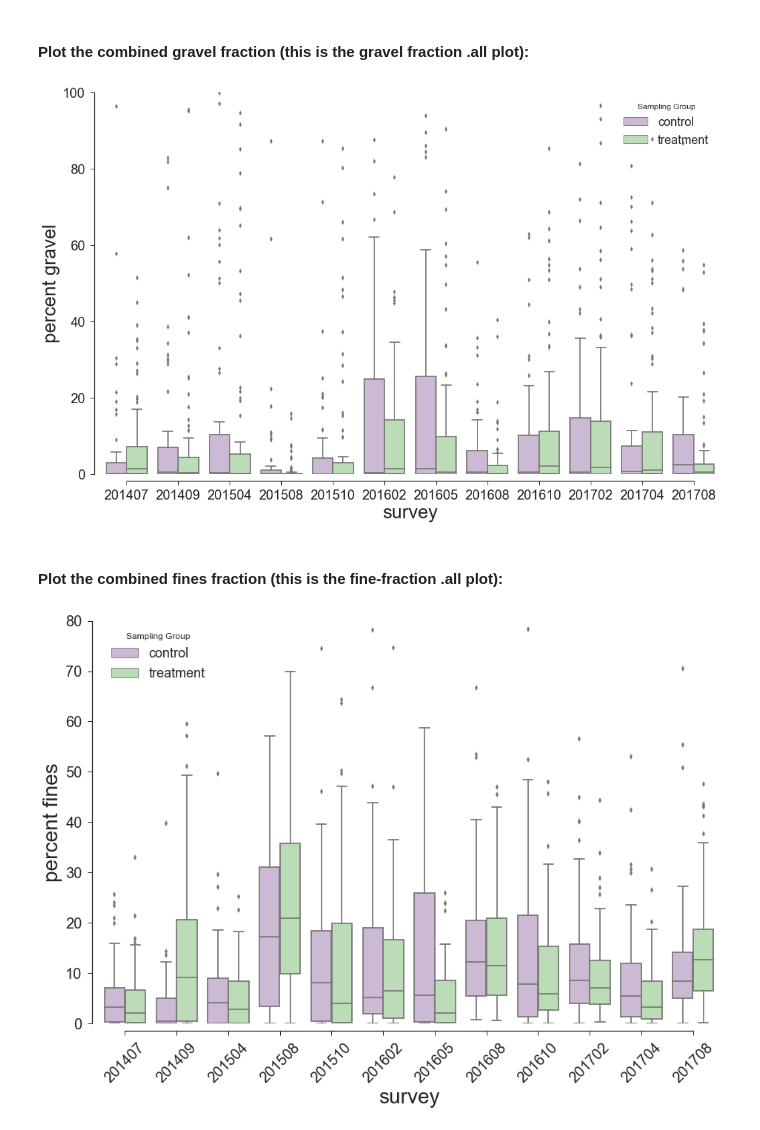
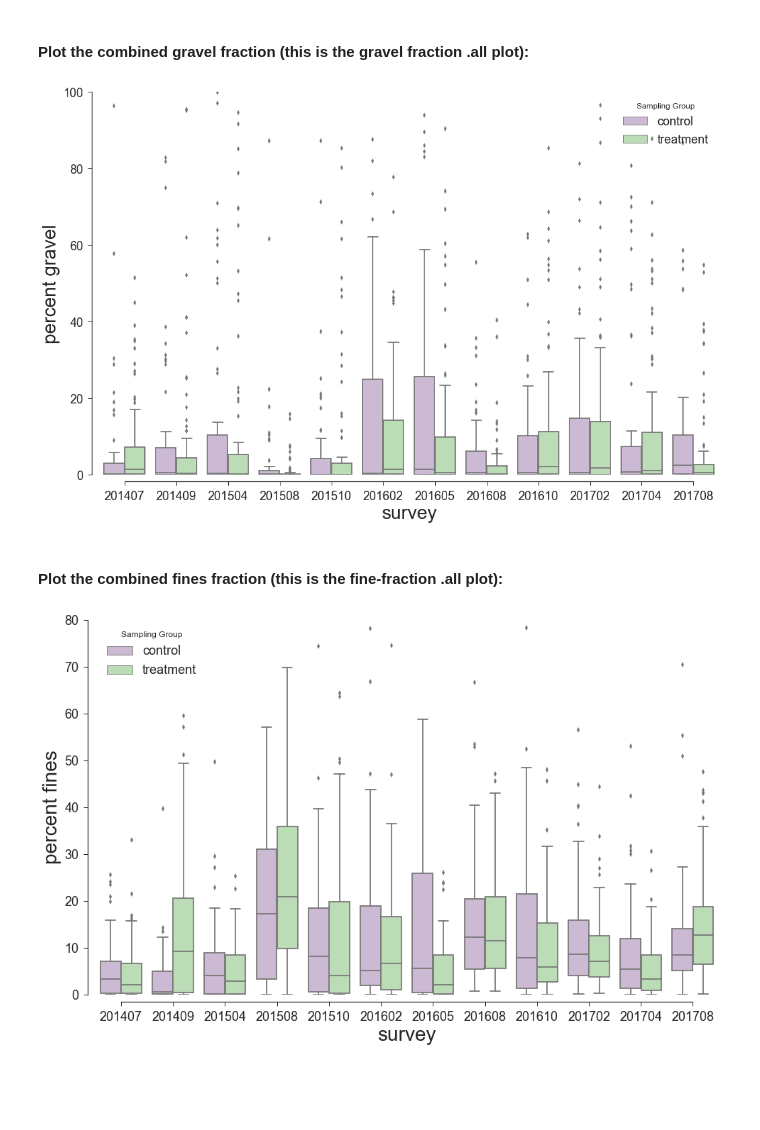
Before and after one commit to pjparis/PeaIslandBeachMonitoring, a Jupyter notebook: PlotGroup5_percent_gravel_and_fines_control_vs_treatment_boxplots.ipynb, the cells around one changed output. Saved outputs shown, nothing was run; the diff lists cells and outputs as text; code cells hidden in the pictures; blank space fills up the shorter version.

```diff
--- a/PlotGroup5_percent_gravel_and_fines_control_vs_treatment_boxplots.ipynb
+++ b/PlotGroup5_percent_gravel_and_fines_control_vs_treatment_boxplots.ipynb
@@ -196,8 +196,8 @@ axc=sns.boxplot(x='survey', y='pgravel', hue='group', data=df, palette='PRGn' )
 axc.set(ylim=(0,100))
 sns.despine(offset=10, trim=True)
 
-plt.xticks(size=20)
-plt.yticks(size=20)
+plt.xticks(size=18)
+plt.yticks(size=18)
 #axc.set_xlabel('')
 plt.xlabel('survey', fontsize=28)
 plt.ylabel('percent gravel', fontsize=28)
@@ -205,31 +205,31 @@ plt.legend(title='Sampling Group',fontsize=18, loc='best')
 
 plt.savefig(plotpath+'percent_gravel_all.jpg', dpi=300)
 # %% [output]
-[figure, old version]
+[figure, new version]
 # %% [markdown]
 <h4>Plot the combined fines fraction (this is the fine-fraction .all plot):</h4>
 # %%
 sns.set_context('talk')
 figpf = plt.figure(figsize=(15,10))
 axspf = figpf.add_subplot(1,1,1)
-#figpf.tight_layout(pad=3.1, w_pad=0.5, h_pad=2.0)
+figpf.tight_layout(pad=5.1, w_pad=0.5, h_pad=2.0)
 
 sns.set(style="ticks")
 
 # nested boxplot showing percent fines in samples by survey, by group
 axf=sns.boxplot(x='survey', y='pfines', hue='group', data=df, palette='PRGn' )
 
 axf.set(ylim=(0,80))
 sns.despine(offset=10, trim=True)  # despine must come AFTER the axis limits are set!!!
 
-plt.xticks(size=20, rotation=45)
-plt.yticks(size=20)
+plt.xticks(size=18, rotation=0)
+plt.yticks(size=18)
 #axf.set_xlabel('')    #
 plt.xlabel('survey', fontsize=28)
 plt.ylabel('percent fines', fontsize=28)
 #axf.legend_.remove()
 plt.legend(title='Sampling Group', fontsize=18, loc='best')
 
 plt.savefig(plotpath+'percent_fines_all.jpg', dpi=300)
 # %% [output]
-[figure, old version]
+[figure, new version]
```
Also changed, not shown: parts of 1 cell of this notebook, 40 other files.
